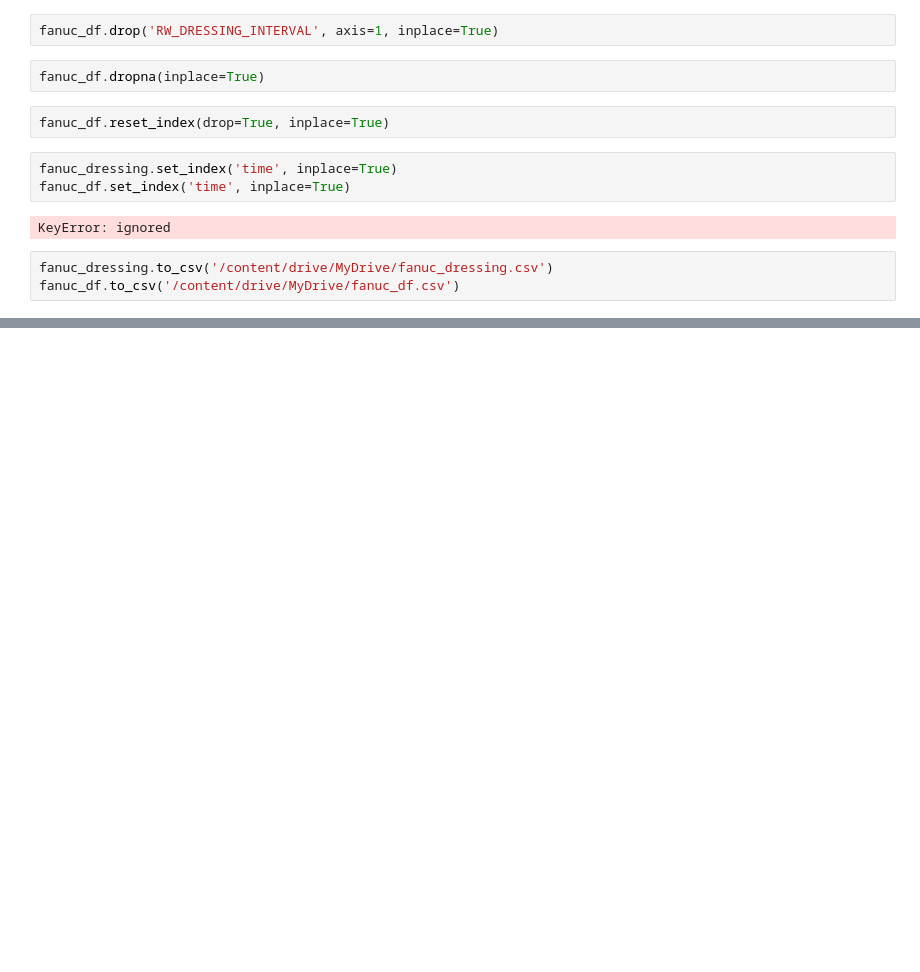
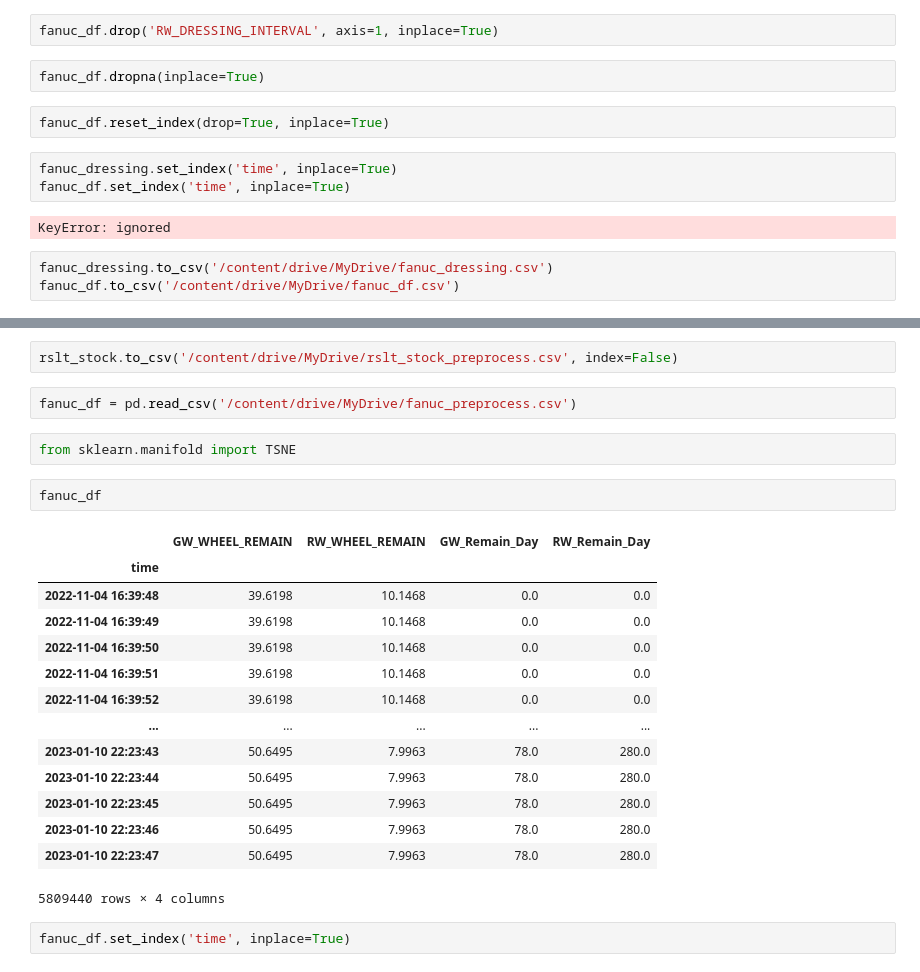
Before and after one commit to minimini9951/Final-Project-in-class, a Jupyter notebook: data_gathering_colab_ver.ipynb, the cells around one changed output, grey strips where cells are left out. Cells and saved outputs as stored; diff of their text form; blank space fills up the shorter version.

```diff
--- a/data_gathering_colab_ver.ipynb
+++ b/data_gathering_colab_ver.ipynb
@@ -159,0 +220,25 @@ fanuc_df.to_csv('/content/drive/MyDrive/fanuc_df.csv')
+# %%
+rslt_stock.to_csv('/content/drive/MyDrive/rslt_stock_preprocess.csv', index=False)
+# %%
+fanuc_df = pd.read_csv('/content/drive/MyDrive/fanuc_preprocess.csv')
+# %%
+from sklearn.manifold import TSNE
+# %%
+fanuc_df
+# %% [output]
+|  | GW_WHEEL_REMAIN | RW_WHEEL_REMAIN | GW_Remain_Day | RW_Remain_Day |
+| time |  |  |  |  |
+| 2022-11-04 16:39:48 | 39.6198 | 10.1468 | 0.0 | 0.0 |
+| 2022-11-04 16:39:49 | 39.6198 | 10.1468 | 0.0 | 0.0 |
+| 2022-11-04 16:39:50 | 39.6198 | 10.1468 | 0.0 | 0.0 |
+| 2022-11-04 16:39:51 | 39.6198 | 10.1468 | 0.0 | 0.0 |
+| 2022-11-04 16:39:52 | 39.6198 | 10.1468 | 0.0 | 0.0 |
+| ... | ... | ... | ... | ... |
+| 2023-01-10 22:23:43 | 50.6495 | 7.9963 | 78.0 | 280.0 |
+| 2023-01-10 22:23:44 | 50.6495 | 7.9963 | 78.0 | 280.0 |
+| 2023-01-10 22:23:45 | 50.6495 | 7.9963 | 78.0 | 280.0 |
+| 2023-01-10 22:23:46 | 50.6495 | 7.9963 | 78.0 | 280.0 |
+| 2023-01-10 22:23:47 | 50.6495 | 7.9963 | 78.0 | 280.0 |
+5809440 rows × 4 columns
+# %%
+fanuc_df.set_index('time', inplace=True)
```
Also changed, not shown: parts of 17 cells of this notebook.
